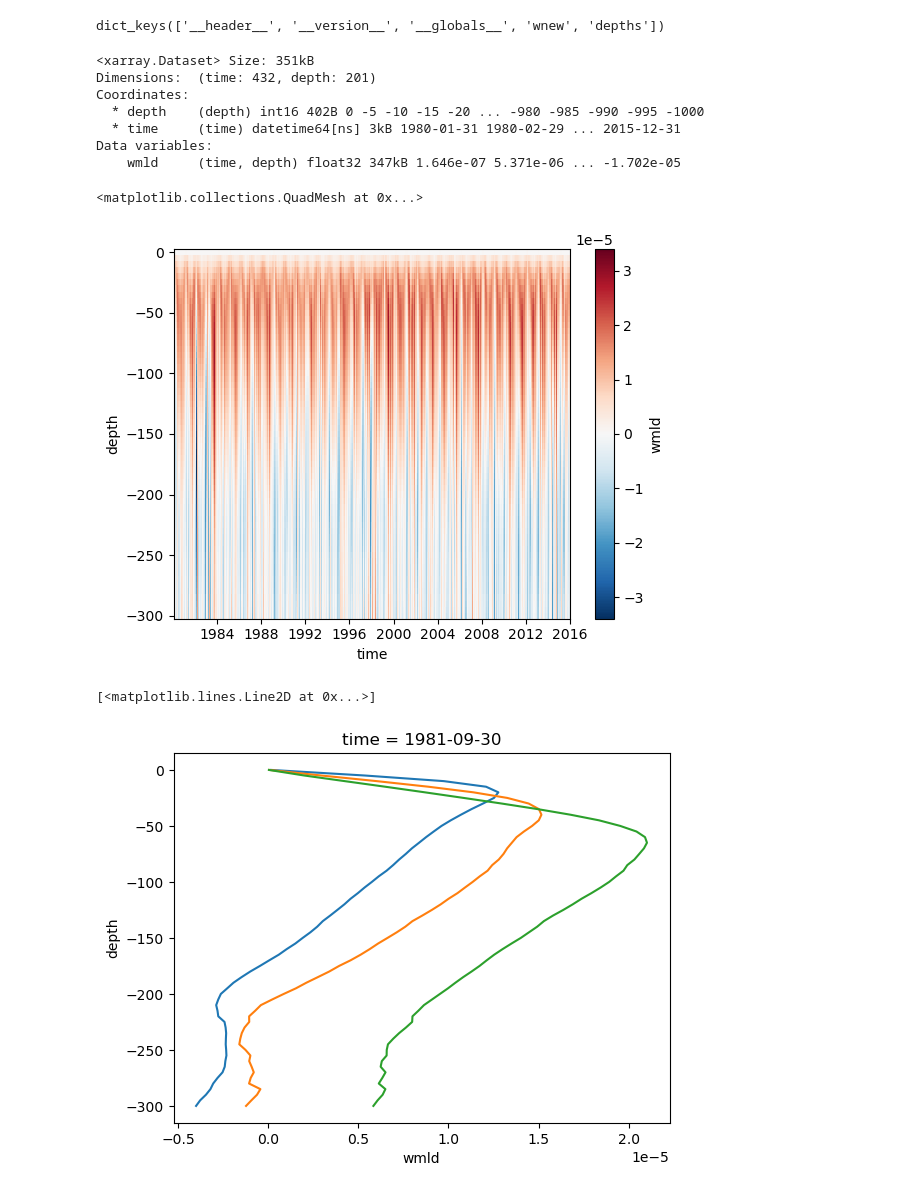
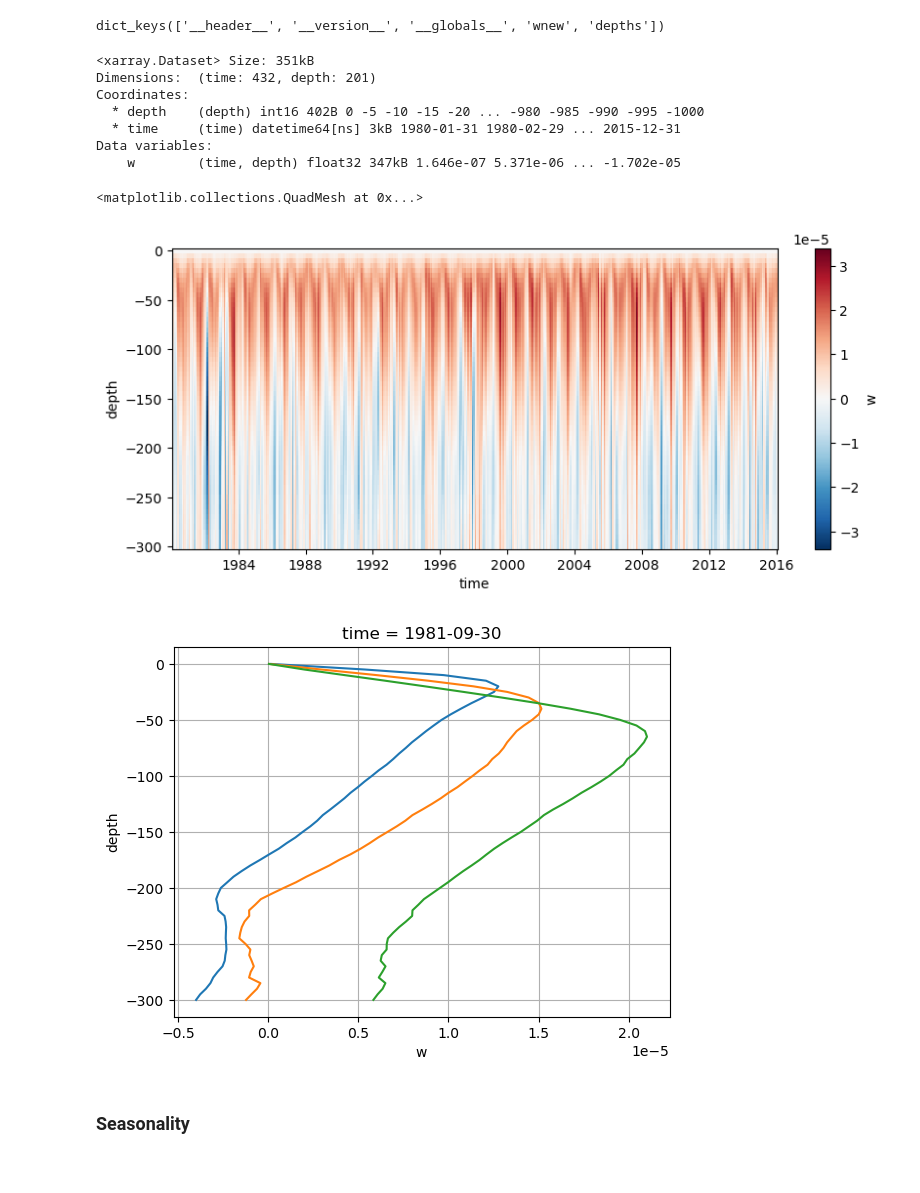
Before and after one commit to danliba/Upwelling_paper, a Jupyter notebook: Upwelling_w_profile.ipynb, the cells around one changed output. Saved outputs shown, nothing was run; the diff lists cells and outputs as text; code cells hidden in the pictures.

```diff
--- a/Upwelling_w_profile.ipynb
+++ b/Upwelling_w_profile.ipynb
@@ -70,22 +71,23 @@ w-velocity, scalar, series
 standard_name :
 upward_sea_water_velocity
 # %%
-WMLD = loadmat("../../NHCS/Processed/W_perfil_5_16.mat")
-print(WMLD.keys())
+W = loadmat("../../NHCS/Processed/W_perfil_5_16.mat")
+print(W.keys())
 # %% [output]
 dict_keys(['__header__', '__version__', '__globals__', 'wnew', 'depths'])
 # %%
-wmld_ds = xr.Dataset(
+time = pd.date_range(start='1980-01', end='2016-01', freq='M')
+w_ds = xr.Dataset(
     data_vars={
-        'wmld': (("time", "depth"), WMLD['wnew'].transpose(1, 0)),
+        'w': (("time", "depth"), W['wnew'].transpose(1, 0)),
     },
     coords = {
-        'depth':WMLD['depths'][0,:],
+        'depth':W['depths'][0,:],
         'time':time
 }
 )
 
-wmld_ds
+w_ds
 # %% [output]
 <xarray.Dataset> Size: 351kB
 Dimensions:  (time: 432, depth: 201)
@@ -93,16 +95,22 @@ Coordinates:
   * depth    (depth) int16 402B 0 -5 -10 -15 -20 ... -980 -985 -990 -995 -1000
   * time     (time) datetime64[ns] 3kB 1980-01-31 1980-02-29 ... 2015-12-31
 Data variables:
-    wmld     (time, depth) float32 347kB 1.646e-07 5.371e-06 ... -1.702e-05
+    w        (time, depth) float32 347kB 1.646e-07 5.371e-06 ... -1.702e-05
 # %%
-wmld_ds.sel(depth=slice(0,-300)).wmld.plot(y='depth')
+# plot.contourf(x="lon", y="lat", col="time", col_wrap=5, vmin=-40,vmax=40,
+#                                                                      cmap=cm.balance,norm=norm, extend='both',levels=levels)
+fig, ax = plt.subplots(nrows=1, ncols=1, figsize=(10,4))
+
+w_ds.sel(depth=slice(0,-300)).w.plot(y='depth')
 # %% [output]
 <matplotlib.collections.QuadMesh at 0x...>
-[figure, old version]
+[figure, new version]
 # %%
-wmld_ds.isel(time=0).sel(depth=slice(0,-300)).wmld.plot(y='depth')
-wmld_ds.isel(time=10).sel(depth=slice(0,-300)).wmld.plot(y='depth')
-wmld_ds.isel(time=20).sel(depth=slice(0,-300)).wmld.plot(y='depth')
+w_ds.isel(time=0).sel(depth=slice(0,-300)).w.plot(y='depth')
+w_ds.isel(time=10).sel(depth=slice(0,-300)).w.plot(y='depth')
+w_ds.isel(time=20).sel(depth=slice(0,-300)).w.plot(y='depth')
+plt.grid()
 # %% [output]
-[<matplotlib.lines.Line2D at 0x...>]
-[figure, old version]
+[figure, new version]
+# %% [markdown]
+### Seasonality
```
Also changed, not shown: parts of 12 cells of this notebook, 3 other files.
